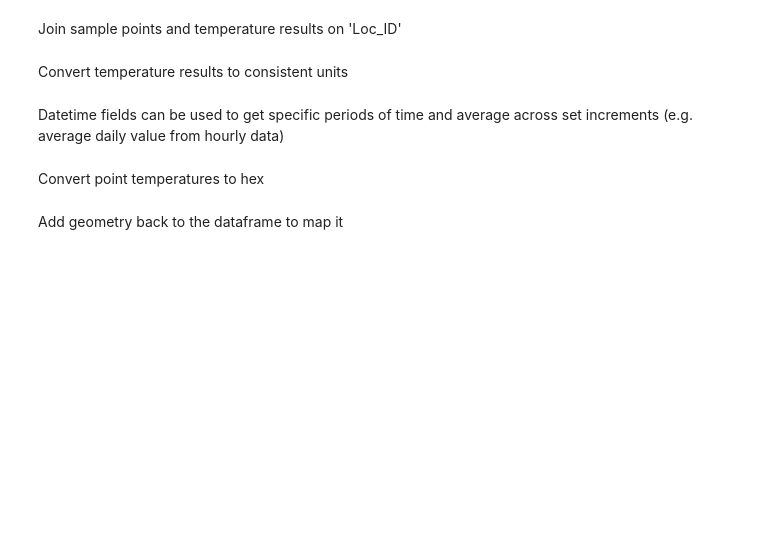
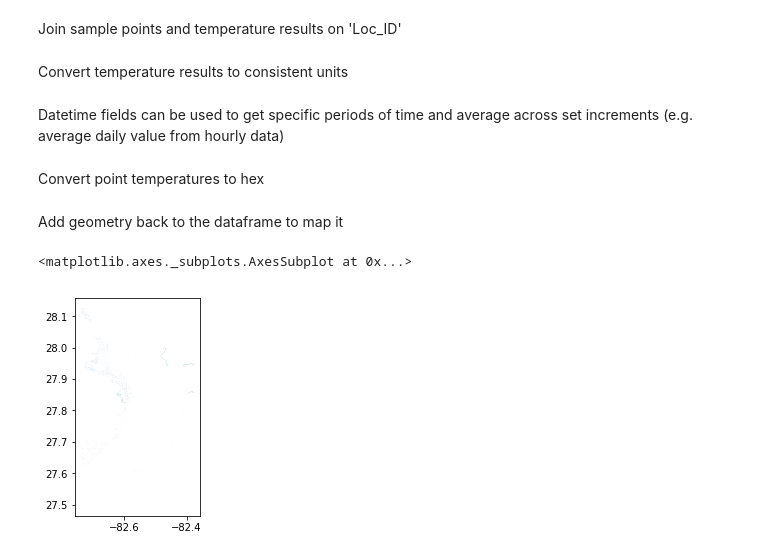
Before and after one commit to jbousquin/test_notebook, a Jupyter notebook: Tampa H3 Temperatures.ipynb, the cells around one changed output. Drawn from its saved outputs; the diff is of its cells as text; code cells hidden in the pictures; blank space fills up the shorter version.

```diff
--- a/Tampa H3 Temperatures.ipynb
+++ b/Tampa H3 Temperatures.ipynb
@@ -227,3 +246,8 @@ gdf_hex = geopandas.GeoDataFrame(df_hex, geometry='geom')
 
 hex_2011['geom'] = hex_2011[hex_col].apply(lambda x: boundary_geom(x))
 gdf_2011_hex = geopandas.GeoDataFrame(hex_2011, geometry='geom')
+# %%
+gdf_hex.plot()
+# %% [output]
+<matplotlib.axes._subplots.AxesSubplot at 0x...>
+[figure, added]
```
Also changed, not shown: parts of 13 cells of this notebook.
